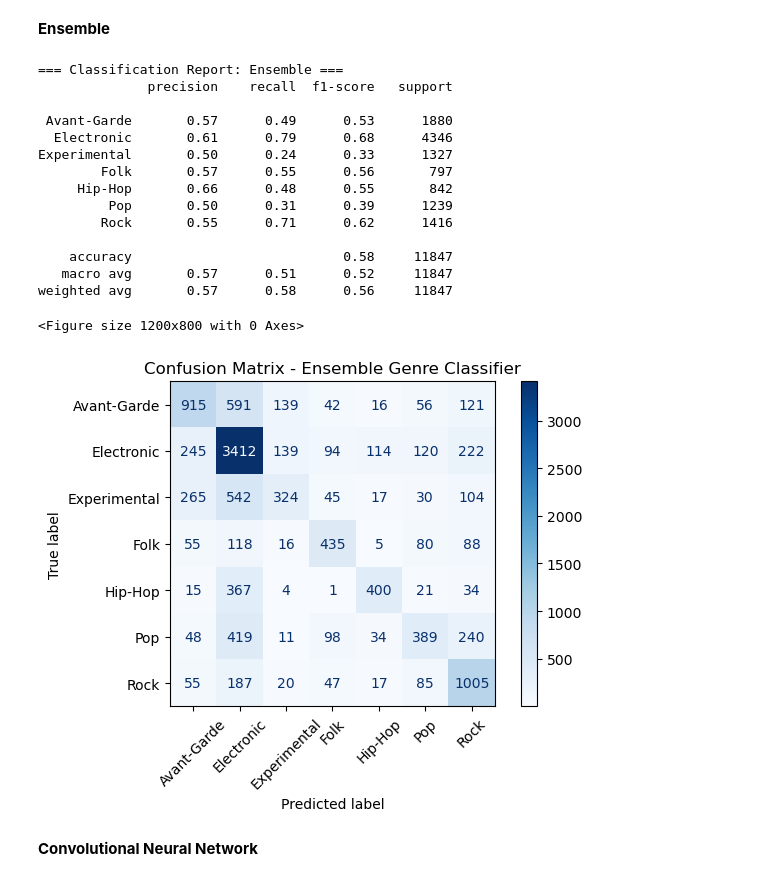
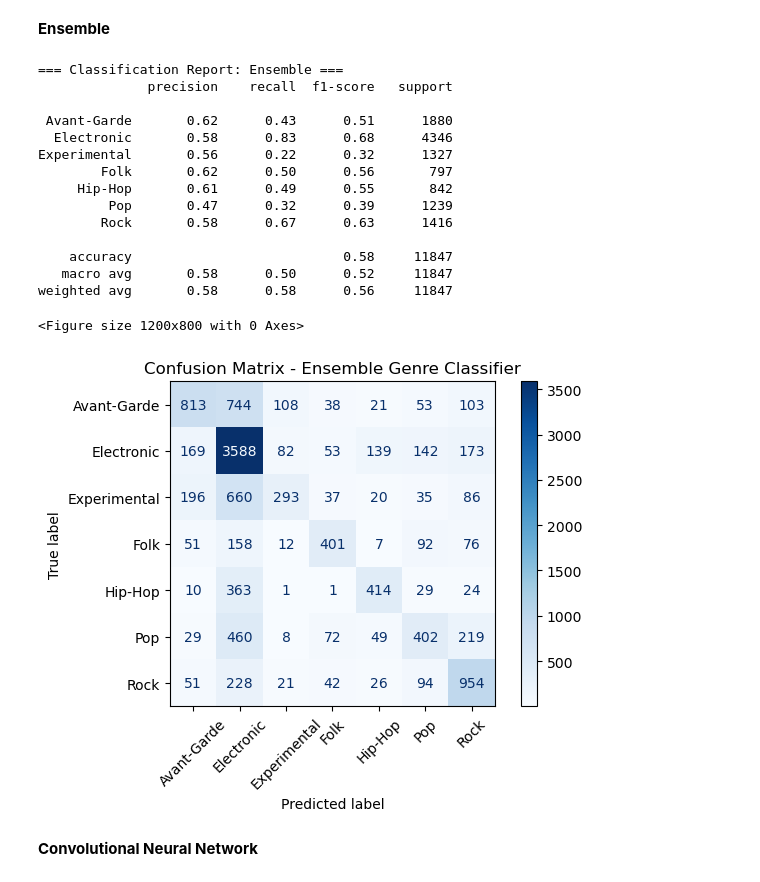
Before and after one commit to r43t/Machine_Learning_Final_Project, a Jupyter notebook: notebooks/genre_classification.ipynb, the cells around one changed output. Drawn from its saved outputs; the diff is of its cells as text; code cells hidden in the pictures.

```diff
--- a/notebooks/genre_classification.ipynb
+++ b/notebooks/genre_classification.ipynb
@@ -241,7 +241,7 @@ xgb_clf = XGBClassifier(
     colsample_bytree=1,
     eval_metric='mlogloss',
     random_state=42,
-    tree_method='gpu_hist',
+    device='cuda',
     predictor='gpu_predictor'
 )
 xgb_clf.fit(X_train, y_train)
@@ -390,7 +391,7 @@ scheduler = optim.lr_scheduler.ReduceLROnPlateau(optimizer, mode='max', patience
 best_acc = 0
 epochs_without_improve = 0
 patience = 30
-num_epochs = 300
+num_epochs = 200
 
 for epoch in range(num_epochs):
     model.train()
@@ -489,51 +490,51 @@ xgb_probs = xgb_clf.predict_proba(X_test)           # XGBoost
 mlp_probs = torch.softmax(model(X_test_tensor), dim=1).detach().cpu().numpy() # MLP (PyTorch)
 
 # === 2. Apply Weights ===
-rf_weight = 0.15
-xgb_weight = 0.15
-mlp_weight = 0.70
+rf_weight = 0.25
+xgb_weight = 0.25
+mlp_weight = 0.50
 
 # === 3. Weighted Average of Probabilities ===
 ensemble_probs = (
     rf_weight * rf_probs +
     xgb_weight * xgb_probs +
     mlp_weight * mlp_probs
 )
 
 # === 4. Predict Final Classes ===
 ensemble_preds = np.argmax(ensemble_probs, axis=1)
 ensemble_pred_labels = label_encoder.inverse_transform(ensemble_preds)
 
 # === 5. Evaluate Ensemble ===
 print("\n=== Classification Report: Ensemble ===")
 print(classification_report(y_test_labels, ensemble_pred_labels))
 
 # === 6. Confusion Matrix ===
 ensemble_cm = confusion_matrix(y_test_labels, ensemble_pred_labels, labels=label_encoder.classes_)
 disp = ConfusionMatrixDisplay(confusion_matrix=ensemble_cm, display_labels=label_encoder.classes_)
 
 plt.figure(figsize=(12, 8))
 disp.plot(xticks_rotation=45, cmap="Blues", values_format='d')
 plt.title("Confusion Matrix - Ensemble Genre Classifier")
 plt.tight_layout()
 plt.show()
 # %% [output]
 === Classification Report: Ensemble ===
               precision    recall  f1-score   support
 
- Avant-Garde       0.57      0.49      0.53      1880
-  Electronic       0.61      0.79      0.68      4346
-Experimental       0.50      0.24      0.33      1327
-        Folk       0.57      0.55      0.56       797
-     Hip-Hop       0.66      0.48      0.55       842
-         Pop       0.50      0.31      0.39      1239
-        Rock       0.55      0.71      0.62      1416
+ Avant-Garde       0.62      0.43      0.51      1880
+  Electronic       0.58      0.83      0.68      4346
+Experimental       0.56      0.22      0.32      1327
+        Folk       0.62      0.50      0.56       797
+     Hip-Hop       0.61      0.49      0.55       842
+         Pop       0.47      0.32      0.39      1239
+        Rock       0.58      0.67      0.63      1416
 
     accuracy                           0.58     11847
-   macro avg       0.57      0.51      0.52     11847
-weighted avg       0.57      0.58      0.56     11847
+   macro avg       0.58      0.50      0.52     11847
+weighted avg       0.58      0.58      0.56     11847
 <Figure size 1200x800 with 0 Axes>
-[figure, old version]
+[figure, new version]
 # %% [markdown]
 **Convolutional Neural Network**
 # %%
```
Also changed, not shown: parts of 3 cells of this notebook, 9 other files.
